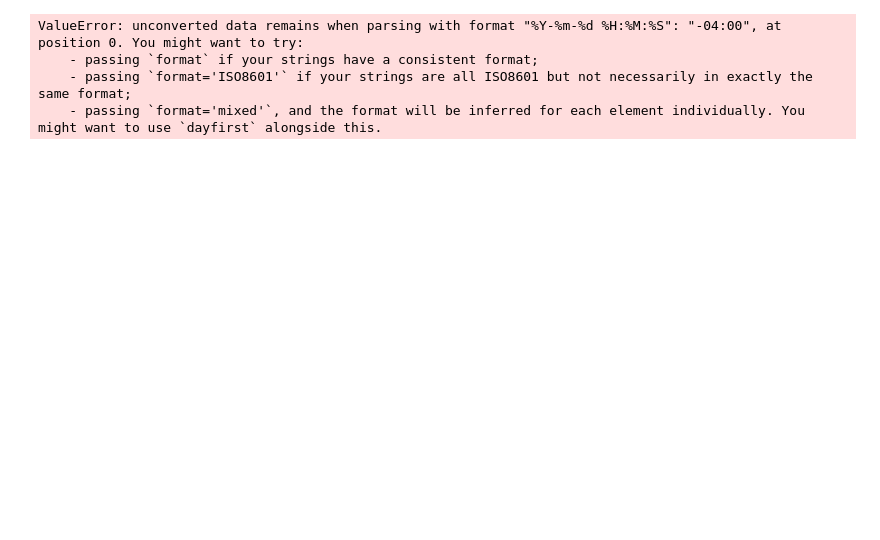
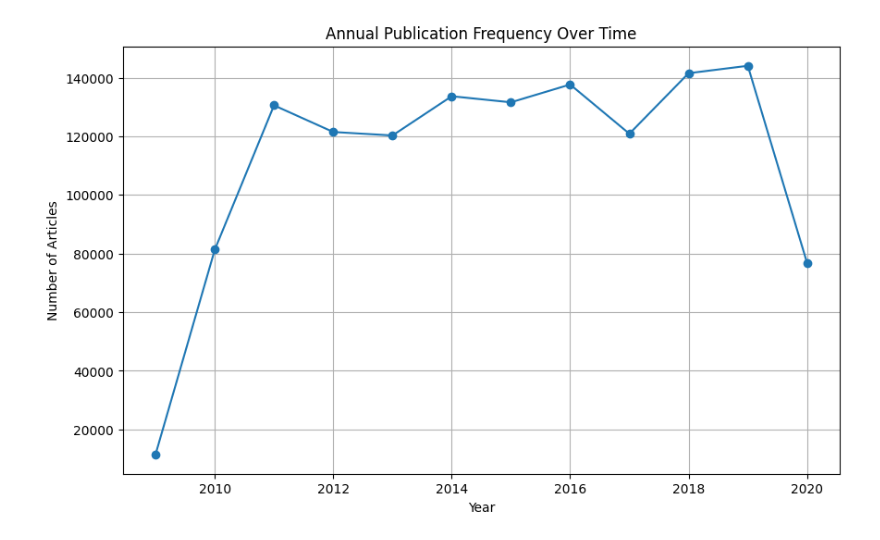
Before and after one commit to Rbk36/Nova_Financial, a Jupyter notebook: notebooks/time_series_analysis.ipynb, the cells around one changed output. Saved outputs shown, nothing was run; the diff lists cells and outputs as text; code cells hidden in the pictures; blank space fills up the shorter version.

```diff
--- a/notebooks/time_series_analysis.ipynb
+++ b/notebooks/time_series_analysis.ipynb
@@ -5,3 +6,27 @@ import matplotlib.pyplot as plt
 
 # read csv file
 data = pd.read_csv('C:/Users/hp/Desktop/week1/data/raw_analyst_ratings.csv')
+# %%
+
+# Convert publication date to datetime format
+data["publication_date"] = pd.to_datetime(data["date"], format="%Y-%m-%d %H:%M:%S", errors='coerce')
+
+# Extract year and month
+data["year_month"] = data["publication_date"].dt.to_period('M')
+
+# Group data by year_month and count the number of articles
+publication_frequency = data.groupby('year_month').size().reset_index(name='article_count')
+
+# Convert year_month to datetime format for plotting
+publication_frequency['year_month'] = publication_frequency['year_month'].dt.to_timestamp()
+
+# Plot the publication frequency over time
+plt.figure(figsize=(10, 6))
+plt.plot(publication_frequency['year_month'], publication_frequency['article_count'], marker='o')
+plt.xlabel('Publication Date')
+plt.ylabel('Number of Articles')
+plt.title('Monthly Publication Frequency Over Time')
+plt.grid(True)
+plt.xticks(rotation=45)
+plt.tight_layout()
+plt.show()
@@ -8,20 +35,20 @@ data = pd.read_csv('C:/Users/hp/Desktop/week1/data/raw_analyst_ratings.csv')
 # %%
+# Convert publication date to datetime format
+data["publication_date"] = pd.to_datetime(data["date"], format="%Y-%m-%d %H:%M:%S", errors='coerce')
 
-# Convert publication date to datetime format
-data["publication_date"] = pd.to_datetime(data["date"], format="%Y-%m-%d %H:%M:%S")
+# Extract year
+data["year"] = data["publication_date"].dt.year
 
-
-# Group data by publication date and count the number of articles
-publication_frequency = data.groupby('publication_date').size().reset_index(name='article_count')
+# Group data by year and count the number of articles
+publication_frequency = data.groupby('year').size().reset_index(name='article_count')
 
 # Plot the publication frequency over time
-plt.plot(publication_frequency['publication_date'], publication_frequency['article_count'])
-plt.xlabel('Publication Date')
+plt.figure(figsize=(10, 6))
+plt.plot(publication_frequency['year'], publication_frequency['article_count'], marker='o')
+plt.xlabel('Year')
 plt.ylabel('Number of Articles')
-plt.title('Publication Frequency Over Time')
+plt.title('Annual Publication Frequency Over Time')
+plt.grid(True)
 plt.show()
 # %% [output]
-ValueError: unconverted data remains when parsing with format "%Y-%m-%d %H:%M:%S": "-04:00", at position 0. You might want to try:
-    - passing `format` if your strings have a consistent format;
-    - passing `format='ISO8601'` if your strings are all ISO8601 but not necessarily in exactly the same format;
-    - passing `format='mixed'`, and the format will be inferred for each element individually. You might want to use `dayfirst` alongside this.
+[figure, added]
```
Also changed, not shown: parts of 3 cells of this notebook.
